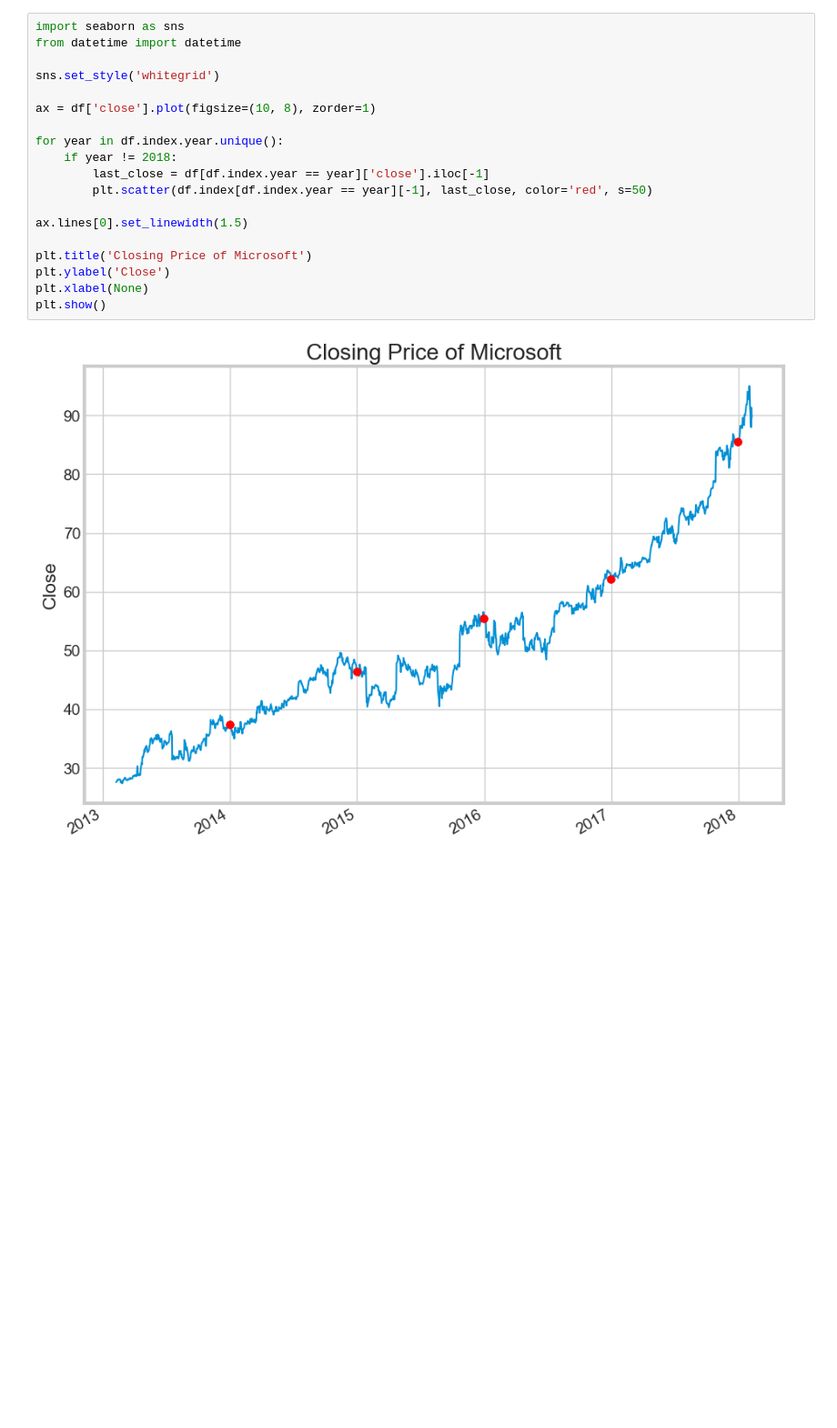
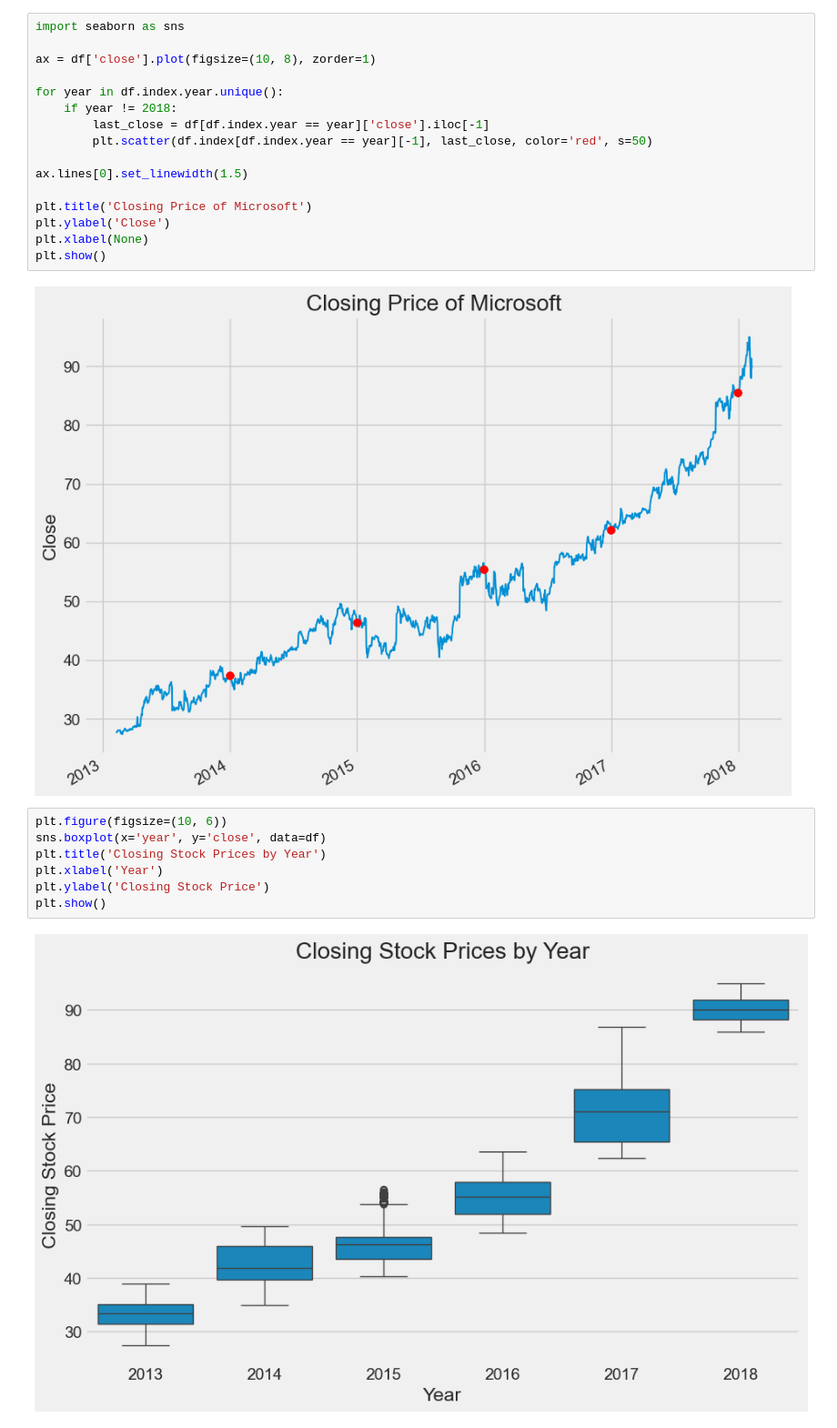
Before and after one commit to ptorija/Time-series-visualization, a Jupyter notebook: main.ipynb, the cells around one changed output. Shown: that part at 91% size. Saved outputs shown, nothing was run; the diff lists cells and outputs as text; blank space fills up the shorter version.

Commit message:
adding plots 2

```diff
--- a/main.ipynb
+++ b/main.ipynb
@@ -109,8 +114,5 @@ Line Charts
 # %%
 import seaborn as sns
-from datetime import datetime
-
-sns.set_style('whitegrid')
 
 ax = df['close'].plot(figsize=(10, 8), zorder=1)
 
@@ -127,5 +129,14 @@ plt.xlabel(None)
 plt.show()
 # %% [output]
 [figure]
+# %%
+plt.figure(figsize=(10, 6))
+sns.boxplot(x='year', y='close', data=df)
+plt.title('Closing Stock Prices by Year')
+plt.xlabel('Year')
+plt.ylabel('Closing Stock Price')
+plt.show()
+# %% [output]
+[figure, added]
 # %%
 ax = df['volume'].plot(figsize=(10, 8), zorder=1)
```
Also changed, not shown: parts of 13 cells of this notebook.
